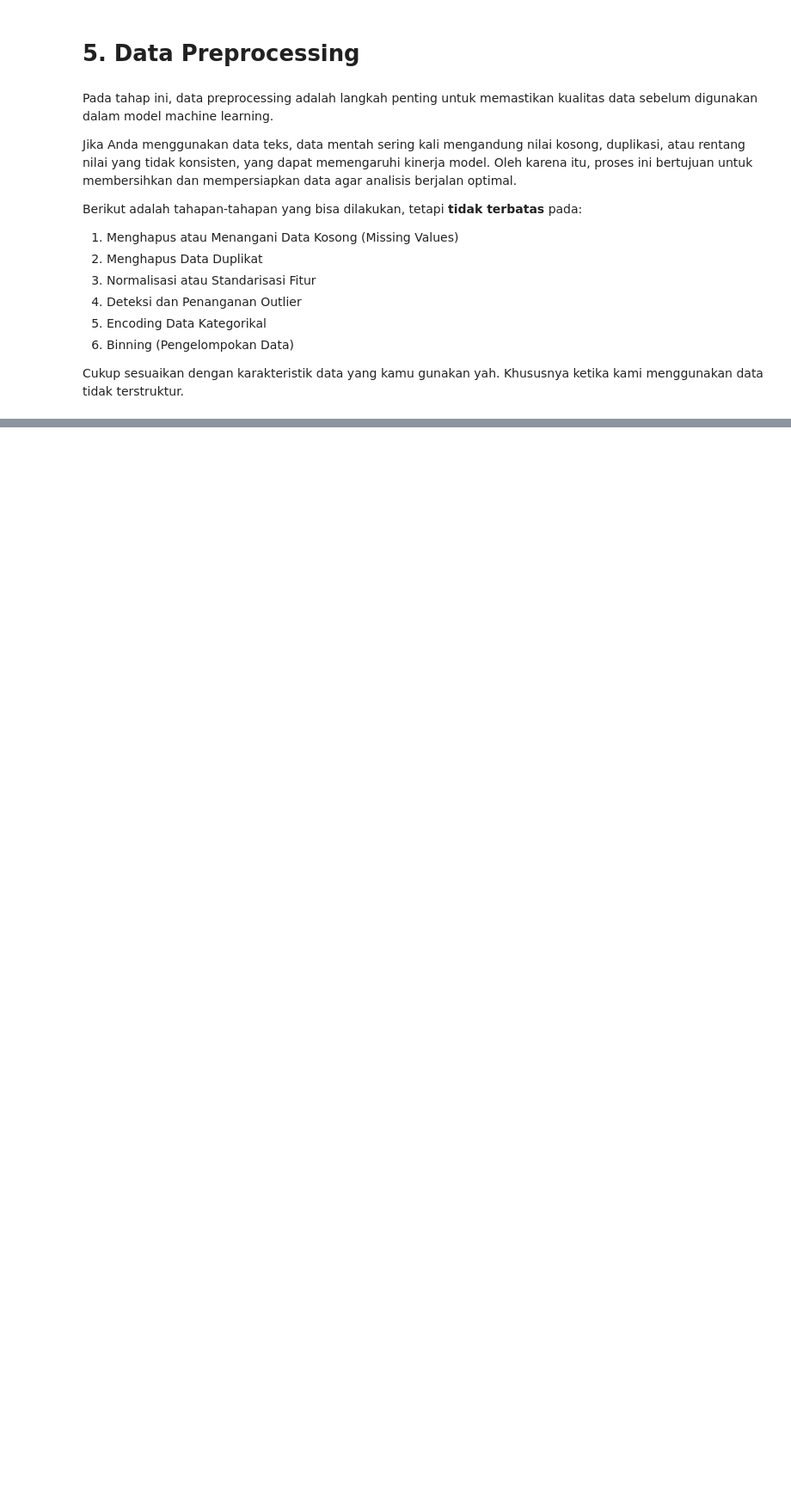
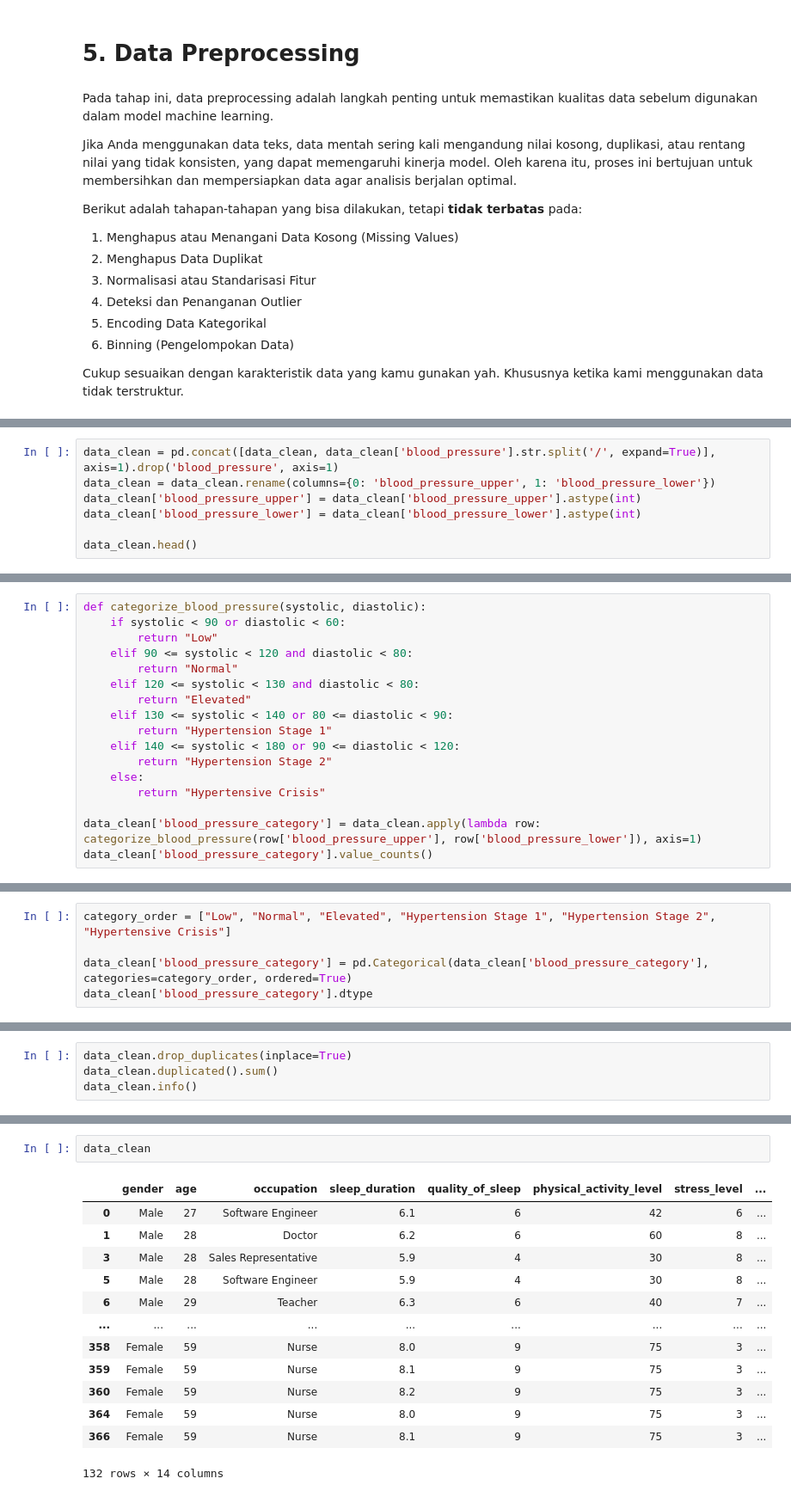
Before and after one commit to mellisadmyn/Eksperimen_SML_Mellisa, a Jupyter notebook: preprocessing/Eksperimen_Mellisa.ipynb, the cells around one changed output, grey strips where cells are left out. Shown at 86% size. Drawn from its saved outputs; the diff is of its cells as text; blank space fills up the shorter version.

```diff
--- a/preprocessing/Eksperimen_Mellisa.ipynb
+++ b/preprocessing/Eksperimen_Mellisa.ipynb
@@ -47,0 +465,7 @@ Cukup sesuaikan dengan karakteristik data yang kamu gunakan yah. Khususnya ketik
+# %%
+data_clean = pd.concat([data_clean, data_clean['blood_pressure'].str.split('/', expand=True)], axis=1).drop('blood_pressure', axis=1)
+data_clean = data_clean.rename(columns={0: 'blood_pressure_upper', 1: 'blood_pressure_lower'})
+data_clean['blood_pressure_upper'] = data_clean['blood_pressure_upper'].astype(int)
+data_clean['blood_pressure_lower'] = data_clean['blood_pressure_lower'].astype(int)
+
+data_clean.head()
@@ -47,0 +479,17 @@ Cukup sesuaikan dengan karakteristik data yang kamu gunakan yah. Khususnya ketik
+# %%
+def categorize_blood_pressure(systolic, diastolic):
+    if systolic < 90 or diastolic < 60:
+        return "Low"
+    elif 90 <= systolic < 120 and diastolic < 80:
+        return "Normal"
+    elif 120 <= systolic < 130 and diastolic < 80:
+        return "Elevated"
+    elif 130 <= systolic < 140 or 80 <= diastolic < 90:
+        return "Hypertension Stage 1"
+    elif 140 <= systolic < 180 or 90 <= diastolic < 120:
+        return "Hypertension Stage 2"
+    else:
+        return "Hypertensive Crisis"
+
+data_clean['blood_pressure_category'] = data_clean.apply(lambda row: categorize_blood_pressure(row['blood_pressure_upper'], row['blood_pressure_lower']), axis=1)
+data_clean['blood_pressure_category'].value_counts()
@@ -47,0 +503,5 @@ Cukup sesuaikan dengan karakteristik data yang kamu gunakan yah. Khususnya ketik
+# %%
+category_order = ["Low", "Normal", "Elevated", "Hypertension Stage 1", "Hypertension Stage 2", "Hypertensive Crisis"]
+
+data_clean['blood_pressure_category'] = pd.Categorical(data_clean['blood_pressure_category'], categories=category_order, ordered=True)
+data_clean['blood_pressure_category'].dtype
@@ -47,0 +529,4 @@ Cukup sesuaikan dengan karakteristik data yang kamu gunakan yah. Khususnya ketik
+# %%
+data_clean.drop_duplicates(inplace=True)
+data_clean.duplicated().sum()
+data_clean.info()
@@ -47,0 +551,16 @@ Cukup sesuaikan dengan karakteristik data yang kamu gunakan yah. Khususnya ketik
+# %%
+data_clean
+# %% [output]
+|  | gender | age | occupation | sleep_duration | quality_of_sleep | physical_activity_level | stress_level | ... |
+| 0 | Male | 27 | Software Engineer | 6.1 | 6 | 42 | 6 | ... |
+| 1 | Male | 28 | Doctor | 6.2 | 6 | 60 | 8 | ... |
+| 3 | Male | 28 | Sales Representative | 5.9 | 4 | 30 | 8 | ... |
+| 5 | Male | 28 | Software Engineer | 5.9 | 4 | 30 | 8 | ... |
+| 6 | Male | 29 | Teacher | 6.3 | 6 | 40 | 7 | ... |
+| ... | ... | ... | ... | ... | ... | ... | ... | ... |
+| 358 | Female | 59 | Nurse | 8.0 | 9 | 75 | 3 | ... |
+| 359 | Female | 59 | Nurse | 8.1 | 9 | 75 | 3 | ... |
+| 360 | Female | 59 | Nurse | 8.2 | 9 | 75 | 3 | ... |
+| 364 | Female | 59 | Nurse | 8.0 | 9 | 75 | 3 | ... |
+| 366 | Female | 59 | Nurse | 8.1 | 9 | 75 | 3 | ... |
+132 rows × 14 columns
```
Also changed, not shown: parts of 53 cells of this notebook.
